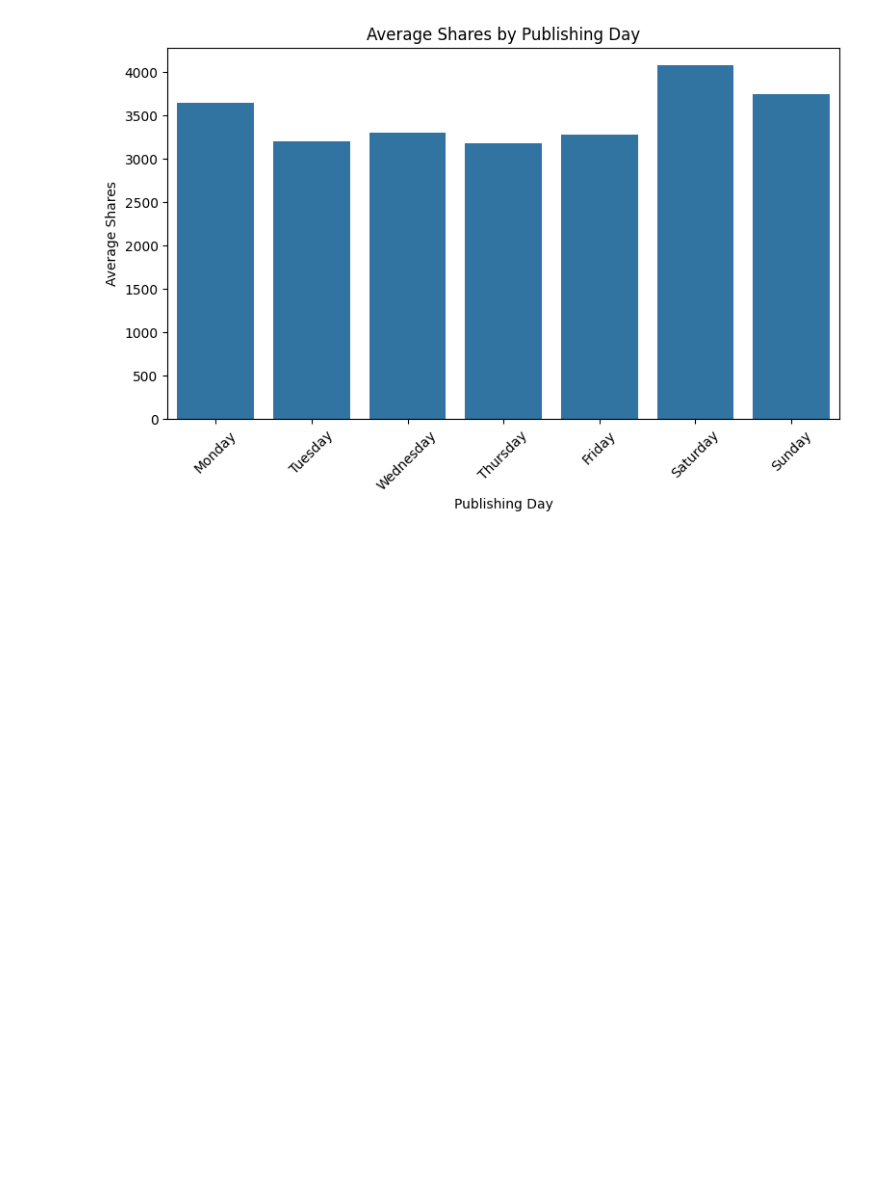
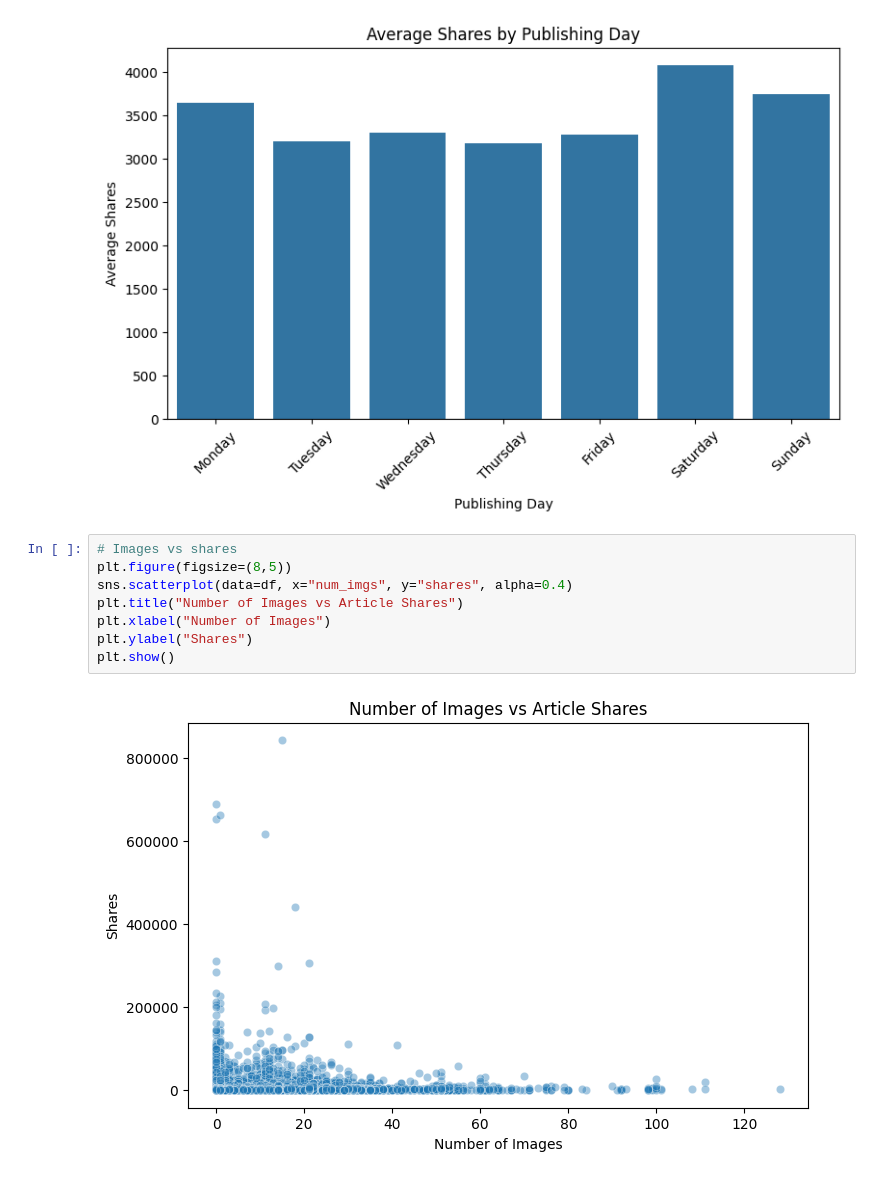
Before and after one commit to dd4real2k/online-news-popularity-prediction, a Jupyter notebook: notebooks/03_eda_visualisation.ipynb, the cells around one changed output. Cells and saved outputs as stored; diff of their text form; blank space fills up the shorter version.

Commit message:
Visualise relationship between images and shares

```diff
--- a/notebooks/03_eda_visualisation.ipynb
+++ b/notebooks/03_eda_visualisation.ipynb
@@ -136,3 +136,13 @@ plt.xticks(rotation=45)
 plt.show()
 # %% [output]
 [figure]
+# %%
+# Images vs shares
+plt.figure(figsize=(8,5))
+sns.scatterplot(data=df, x="num_imgs", y="shares", alpha=0.4)
+plt.title("Number of Images vs Article Shares")
+plt.xlabel("Number of Images")
+plt.ylabel("Shares")
+plt.show()
+# %% [output]
+[figure, added]
```
